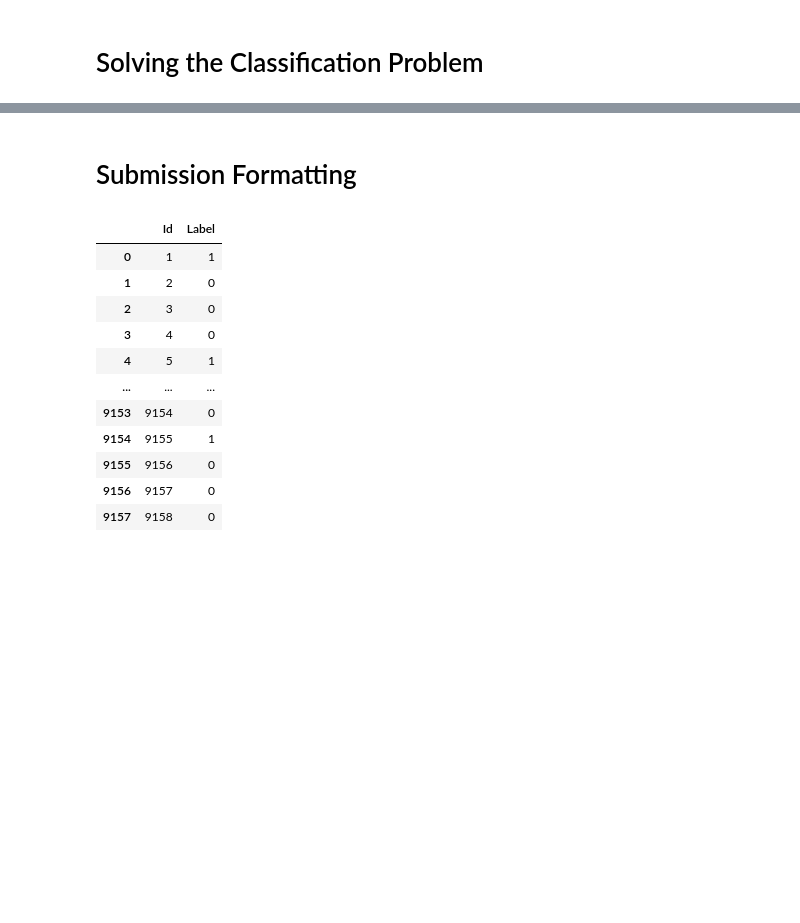
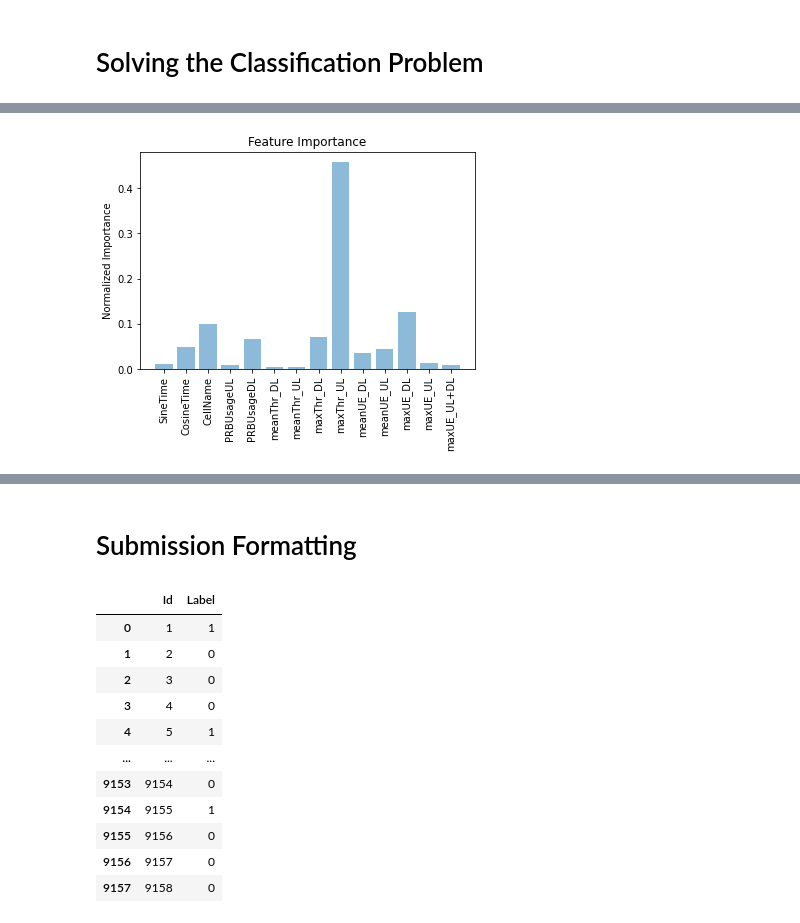
Before and after one commit to sergio-gimenez/anomaly-4G-detection, a Jupyter notebook: MLEARN_Competition_GimenezCastell.ipynb, the cells around one changed output, grey strips where cells are left out. Cells and saved outputs as stored; diff of their text form; code cells hidden in the pictures; blank space fills up the shorter version.

```diff
--- a/MLEARN_Competition_GimenezCastell.ipynb
+++ b/MLEARN_Competition_GimenezCastell.ipynb
@@ -232,0 +239,12 @@ weighted avg       1.00      1.00      1.00      7381
+# %%
+  feature_importances = clf_GS.best_estimator_.named_steps["xgb_clf"].feature_importances_
+  columns = ['SineTime', 'CosineTime', 'CellName', 'PRBUsageUL', 'PRBUsageDL', 'meanThr_DL', 'meanThr_UL', 'maxThr_DL', 'maxThr_UL', 'meanUE_DL', 'meanUE_UL', 'maxUE_DL', 'maxUE_UL', 'maxUE_UL+DL']
+
+  fig = plt.figure()
+  plt.bar(np.arange(14) , feature_importances, align='center', alpha=0.5)
+  plt.xticks(np.arange(14), columns, rotation='vertical')
+  plt.ylabel('Normalized Importance')
+  plt.title('Feature Importance')
+  plt.show()
+# %% [output]
+[figure, added]
```
Also changed, not shown: parts of 20 cells of this notebook.
